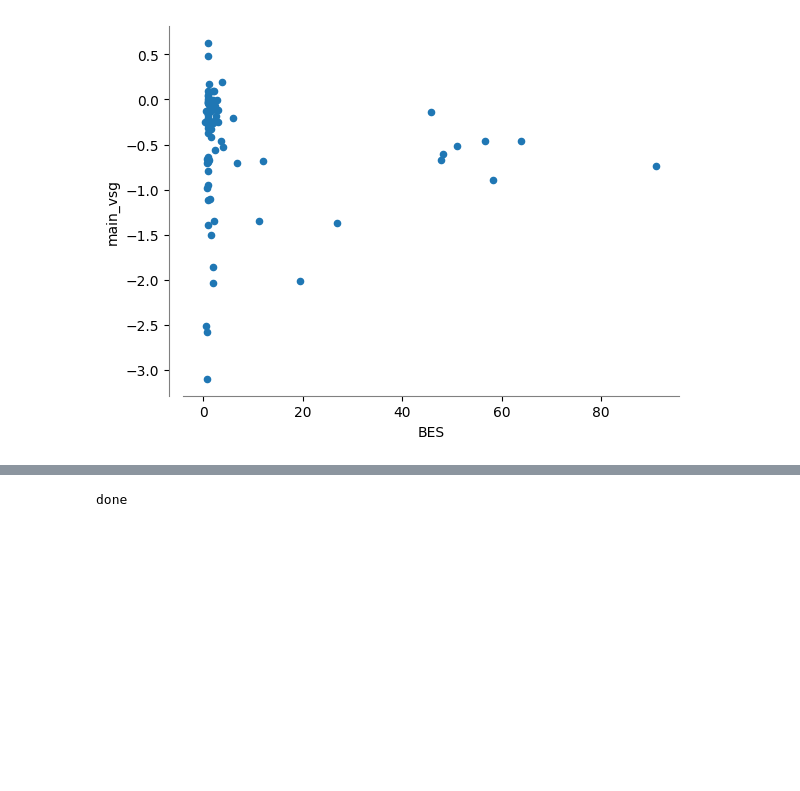
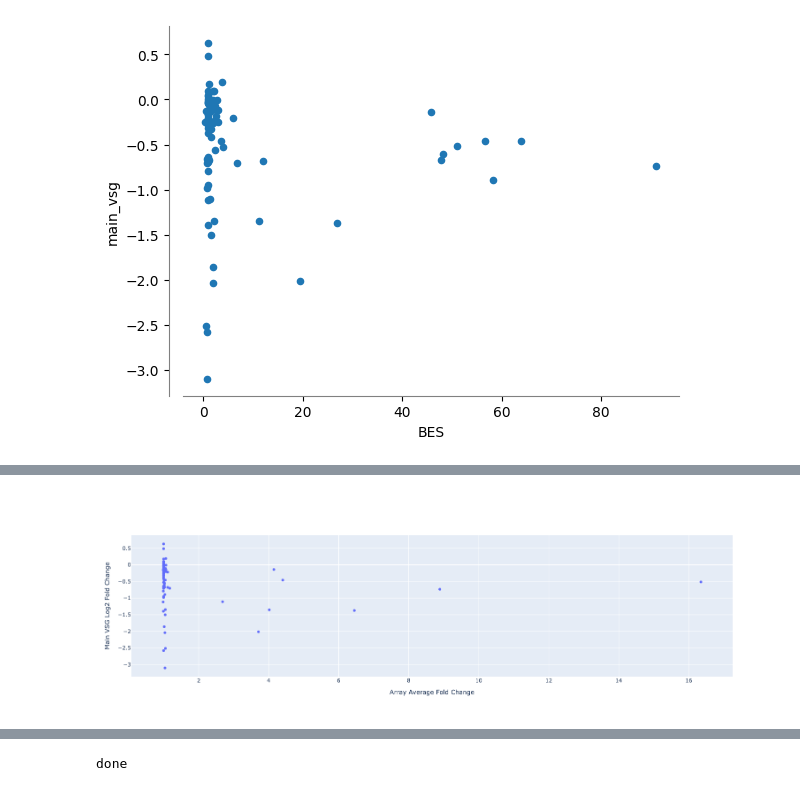
Before and after one commit to mtinti/vsg_processing, a Jupyter notebook: prepare_data_and_plots.ipynb, the cells around one changed output, grey strips where cells are left out. Cells and saved outputs as stored; diff of their text form; code cells hidden in the pictures; blank space fills up the shorter version.

```diff
--- a/prepare_data_and_plots.ipynb
+++ b/prepare_data_and_plots.ipynb
@@ -138,34 +140,36 @@ fig = make_subplots(
 
 scatter = go.Scatter(
     x=merge['array'],
     y=merge['main_vsg'],
     mode='markers',
     text=list(merge.index.values),
     hoverinfo='text',
     name='scatter',
     showlegend=False,
     # hovertemplate='%{text}'
 )
 fig.add_trace(scatter, row=1, col=1)
 
 fig.update_layout(
     width=500,
     height=500,
     showlegend=False,
     hovermode='closest',
     xaxis_title="Array Average Fold Change",
     yaxis_title="Main VSG Log2 Fold Change",
 )
 
 # Save as an exportable HTML file
 pio.write_html(
     fig,
-    file="array_vs_main_vsg.html",   # change path/name if you like
+    file="vsgs_web_server/scatter_plots/array_vs_main_vsg.html",   # change path/name if you like
     include_plotlyjs="cdn",
     full_html=True,
     auto_open=False,
 )
 fig
+# %% [output]
+[figure, added]
 # %%
 from plotly.subplots import make_subplots
 import plotly.graph_objects as go
```
Also changed, not shown: parts of 6 cells of this notebook.
